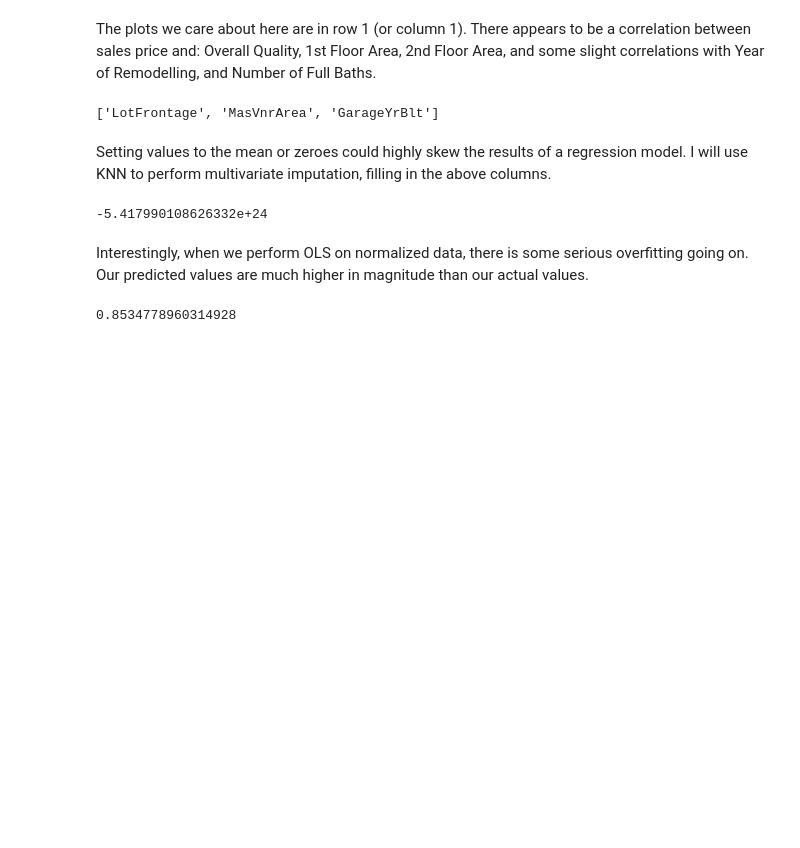
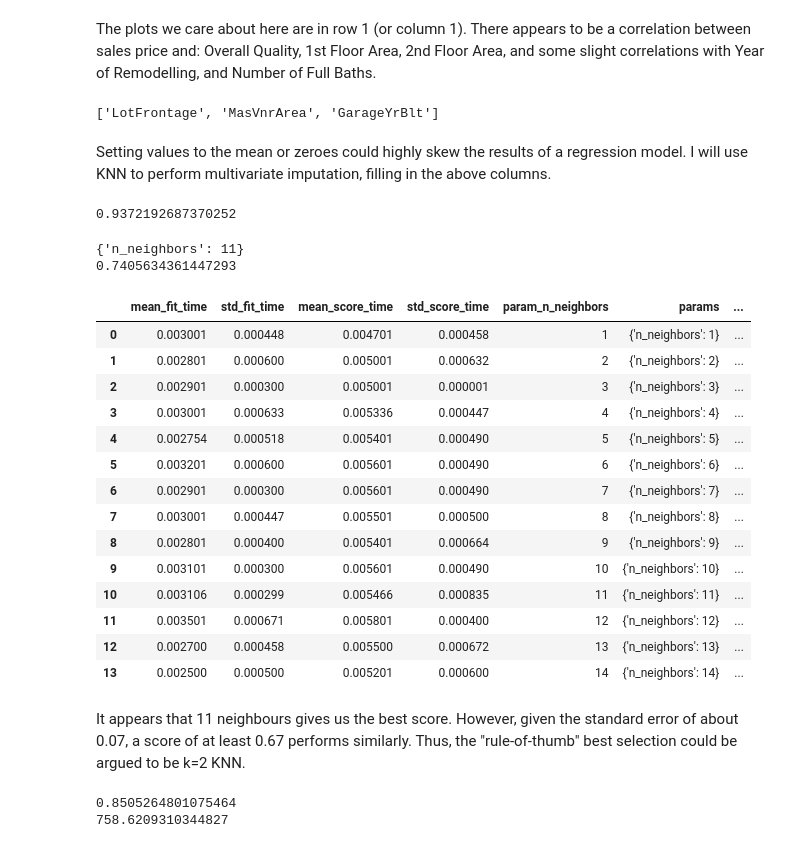
Before and after one commit to martinsun0/AML-assignments, a Jupyter notebook: hw2/RLS/hw2_part1.ipynb, the cells around one changed output. Cells and saved outputs as stored; diff of their text form; code cells hidden in the pictures; blank space fills up the shorter version.

```diff
--- a/hw2/RLS/hw2_part1.ipynb
+++ b/hw2/RLS/hw2_part1.ipynb
@@ -43,7 +59,3 @@ df_encoded.columns[df_encoded.isna().any()].tolist()
 # %% [markdown]
 Setting values to the mean or zeroes could highly skew the results of a regression model.
 I will use KNN to perform multivariate imputation, filling in the above columns.
-# %%
-imputer = KNNImputer(n_neighbors=3, weights="uniform")
-imputer.fit(df_encoded)
-df_encoded = pd.DataFrame(imputer.fit_transform(df_encoded), columns = columns)
@@ -58 +62,7 @@ test_split = split[1]
+# %%
+# Training the inputer with train split
+imputer_train = KNNImputer(n_neighbors=15, weights="uniform")
+imputer_train.fit(train_split)
+train_split = pd.DataFrame(imputer_train.fit_transform(df_encoded), columns = all_columns)
+test_split = pd.DataFrame(imputer_train.fit_transform(test_split), columns = all_columns)
 # %%
@@ -67,17 +82,44 @@ test_norm = pd.DataFrame(test_norm, columns = columns)
 # %%
-lin_reg = lm.LinearRegression(normalize=False).fit(train_norm.drop(['SalePrice'], axis=1), train_norm['SalePrice'])
-lin_pred = lin_reg.predict(test_norm.drop(['SalePrice'], axis=1))
+lin_reg = lm.LinearRegression().fit(X, Y)
+lin_pred = lin_reg.predict(X_test)
 # lin_reg.score(test_norm.drop(['SalePrice'], axis=1), test_norm['SalePrice'])
-r2_score(test_norm['SalePrice'], lin_pred)
+r2_score(Y_test, lin_pred)
 # %% [output]
--5.417990108626332e+24
+0.9372192687370252
-# %% [markdown]
-Interestingly, when we perform OLS on normalized data, there is some serious overfitting going on. Our predicted values
-are much higher in magnitude than our actual values.
-# %%
-lin_reg = lm.LinearRegression(normalize=False).fit(train_split.drop(['SalePrice'], axis=1), train_split['SalePrice'])
-lin_pred = lin_reg.predict(test_split.drop(['SalePrice'], axis=1))
-# lin_reg.score(test_norm.drop(['SalePrice'], axis=1), test_norm['SalePrice'])
-r2_score(test_split['SalePrice'], lin_pred)
-# %% [output]
-0.8534778960314928
+# %%
+knn_reg = KNeighborsRegressor()
+param_grid = {'n_neighbors': np.arange(1, 15)}
+knn_grid_cv = ms.GridSearchCV(knn_reg, param_grid, cv=10)
+knn_grid_cv.fit(X, Y)
+print(knn_grid_cv.best_params_)
+print(knn_grid_cv.best_score_)
+display(pd.DataFrame(knn_grid_cv.cv_results_))
+# %% [output]
+{'n_neighbors': 11}
+0.7405634361447293
+|  | mean_fit_time | std_fit_time | mean_score_time | std_score_time | param_n_neighbors | params | ... |
+| 0 | 0.003001 | 0.000448 | 0.004701 | 0.000458 | 1 | {'n_neighbors': 1} | ... |
+| 1 | 0.002801 | 0.000600 | 0.005001 | 0.000632 | 2 | {'n_neighbors': 2} | ... |
+| 2 | 0.002901 | 0.000300 | 0.005001 | 0.000001 | 3 | {'n_neighbors': 3} | ... |
+| 3 | 0.003001 | 0.000633 | 0.005336 | 0.000447 | 4 | {'n_neighbors': 4} | ... |
+| 4 | 0.002754 | 0.000518 | 0.005401 | 0.000490 | 5 | {'n_neighbors': 5} | ... |
+| 5 | 0.003201 | 0.000600 | 0.005601 | 0.000490 | 6 | {'n_neighbors': 6} | ... |
+| 6 | 0.002901 | 0.000300 | 0.005601 | 0.000490 | 7 | {'n_neighbors': 7} | ... |
+| 7 | 0.003001 | 0.000447 | 0.005501 | 0.000500 | 8 | {'n_neighbors': 8} | ... |
+| 8 | 0.002801 | 0.000400 | 0.005401 | 0.000664 | 9 | {'n_neighbors': 9} | ... |
+| 9 | 0.003101 | 0.000300 | 0.005601 | 0.000490 | 10 | {'n_neighbors': 10} | ... |
+| 10 | 0.003106 | 0.000299 | 0.005466 | 0.000835 | 11 | {'n_neighbors': 11} | ... |
+| 11 | 0.003501 | 0.000671 | 0.005801 | 0.000400 | 12 | {'n_neighbors': 12} | ... |
+| 12 | 0.002700 | 0.000458 | 0.005500 | 0.000672 | 13 | {'n_neighbors': 13} | ... |
+| 13 | 0.002500 | 0.000500 | 0.005201 | 0.000600 | 14 | {'n_neighbors': 14} | ... |
+# %% [markdown]
+It appears that 11 neighbours gives us the best score. However, given the standard error of about 0.07, a score of at least
+0.67 performs similarly. Thus, the "rule-of-thumb" best selection could be argued to be k=2 KNN.
+# %%
+ridge_reg = lm.RidgeCV(alphas=np.linspace(0.001,1000,30), cv=10)
+ridge_reg.fit(X, Y)
+print(ridge_reg.best_score_)
+print(ridge_reg.alpha_)
+# %% [output]
+0.8505264801075464
+758.6209310344827
```
Also changed, not shown: parts of 11 cells of this notebook.
